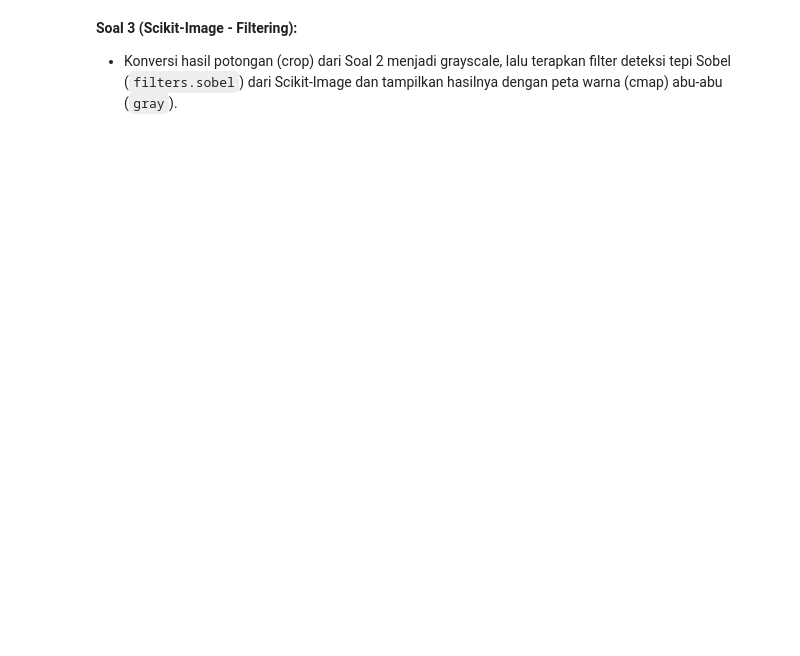
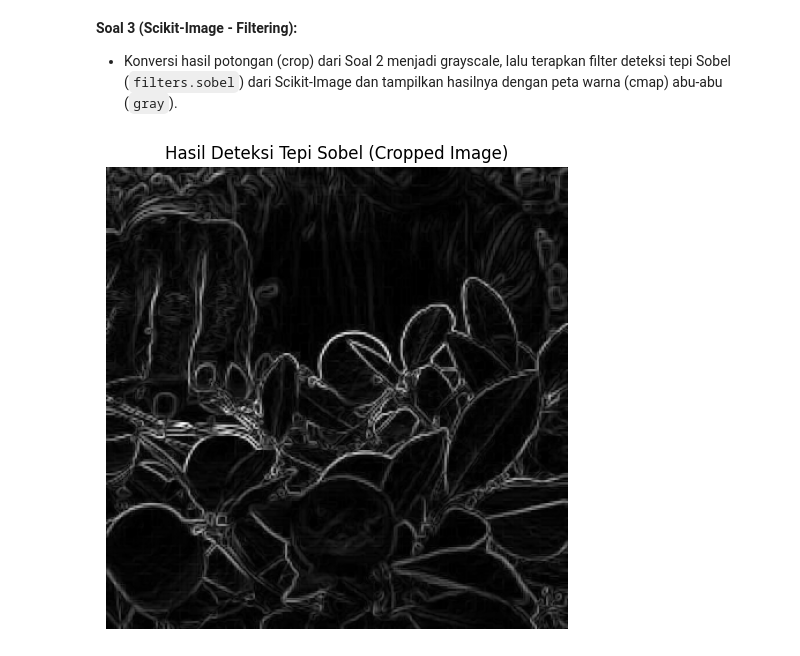
Before and after one commit to zahranabilah/24_ZahraNabilah_PCD, a Jupyter notebook: tugas_praktikum_3.ipynb, the cells around one changed output. Drawn from its saved outputs; the diff is of its cells as text; code cells hidden in the pictures; blank space fills up the shorter version.

```diff
--- a/tugas_praktikum_3.ipynb
+++ b/tugas_praktikum_3.ipynb
@@ -27,0 +72,25 @@ Kelas        :____________
+# %%
+## Jawaban Soal No 3
+import cv2
+from skimage import filters
+import matplotlib.pyplot as plt
+
+# 1. Membaca gambar dan melakukan pemotongan seperti pada Soal 2
+img_bgr = cv2.imread('orange.jpg')
+img_rgb = cv2.cvtColor(img_bgr, cv2.COLOR_BGR2RGB)
+cropped_img = img_rgb[200:600, 400:800]
+
+# 2. Mengonversi hasil pemotongan (crop) ke grayscale
+cropped_gray = cv2.cvtColor(cropped_img, cv2.COLOR_RGB2GRAY)
+
+# 3. Menerapkan filter deteksi tepi Sobel dari Scikit-Image
+edges = filters.sobel(cropped_gray)
+
+# 4. Menampilkan hasil dengan peta warna (cmap) abu-abu (gray)
+plt.figure(figsize=(6, 6))
+plt.imshow(edges, cmap='gray')
+plt.title("Hasil Deteksi Tepi Sobel (Cropped Image)")
+plt.axis('off')
+plt.show()
+# %% [output]
+[figure, added]
```
Also changed, not shown: parts of 7 cells of this notebook.
